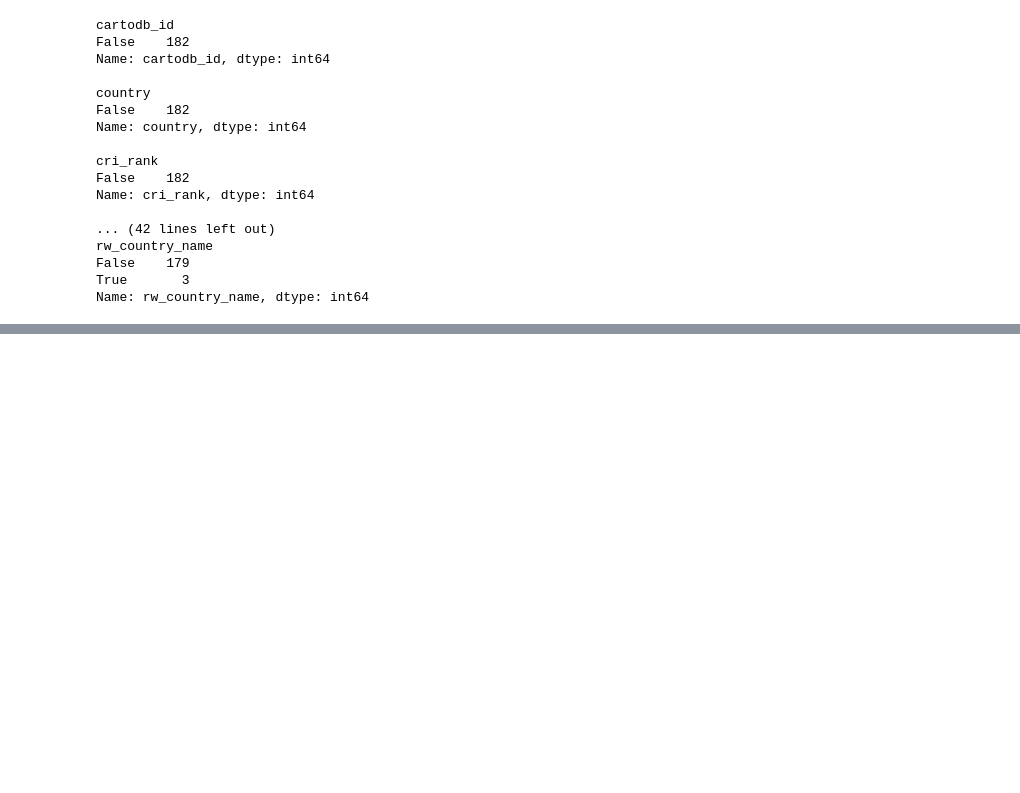
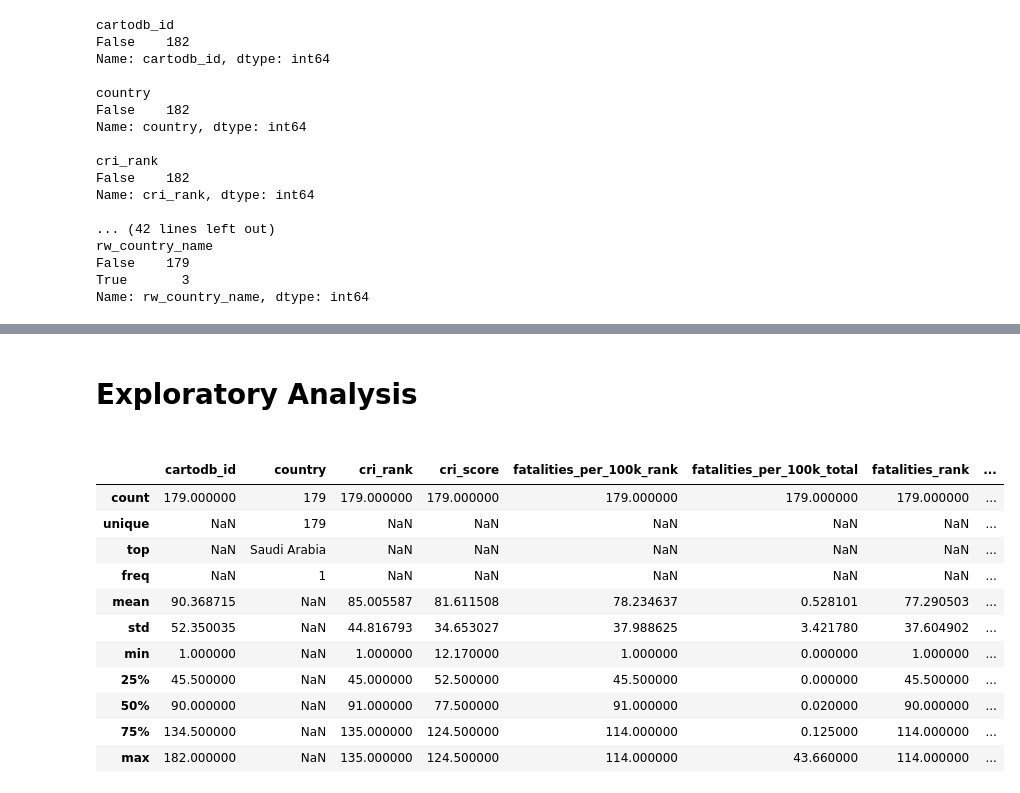
Before and after one commit to tahmee/SVC-Premiere-Project, a Jupyter notebook: SVC project.ipynb, the cells around one changed output, grey strips where cells are left out. Saved outputs shown, nothing was run; the diff lists cells and outputs as text; code cells hidden in the pictures; blank space fills up the shorter version.

```diff
--- a/SVC project.ipynb
+++ b/SVC project.ipynb
@@ -127,0 +159,5 @@ Name: rw_country_name, dtype: int64
+# %%
+mean = df['losses_per_gdp__total'].mean()
+print(mean)
+df['losses_per_gdp__total'].replace(np.nan,mean, inplace = True)
+df.head()
@@ -127,0 +190,3 @@ Name: rw_country_name, dtype: int64
+# %%
+#drop missing entries
+df.dropna(axis =0, inplace =True)
@@ -127,0 +211,17 @@ Name: rw_country_name, dtype: int64
+# %% [markdown]
+<h1>Exploratory Analysis<h1>
+# %%
+df.describe(include = 'all')
+# %% [output]
+|  | cartodb_id | country | cri_rank | cri_score | fatalities_per_100k_rank | fatalities_per_100k_total | fatalities_rank | ... |
+| count | 179.000000 | 179 | 179.000000 | 179.000000 | 179.000000 | 179.000000 | 179.000000 | ... |
+| unique | NaN | 179 | NaN | NaN | NaN | NaN | NaN | ... |
+| top | NaN | Saudi Arabia | NaN | NaN | NaN | NaN | NaN | ... |
+| freq | NaN | 1 | NaN | NaN | NaN | NaN | NaN | ... |
+| mean | 90.368715 | NaN | 85.005587 | 81.611508 | 78.234637 | 0.528101 | 77.290503 | ... |
+| std | 52.350035 | NaN | 44.816793 | 34.653027 | 37.988625 | 3.421780 | 37.604902 | ... |
+| min | 1.000000 | NaN | 1.000000 | 12.170000 | 1.000000 | 0.000000 | 1.000000 | ... |
+| 25% | 45.500000 | NaN | 45.000000 | 52.500000 | 45.500000 | 0.000000 | 45.500000 | ... |
+| 50% | 90.000000 | NaN | 91.000000 | 77.500000 | 91.000000 | 0.020000 | 90.000000 | ... |
+| 75% | 134.500000 | NaN | 135.000000 | 124.500000 | 114.000000 | 0.125000 | 114.000000 | ... |
+| max | 182.000000 | NaN | 135.000000 | 124.500000 | 114.000000 | 43.660000 | 114.000000 | ... |
```
Also changed, not shown: parts of 23 cells of this notebook.
